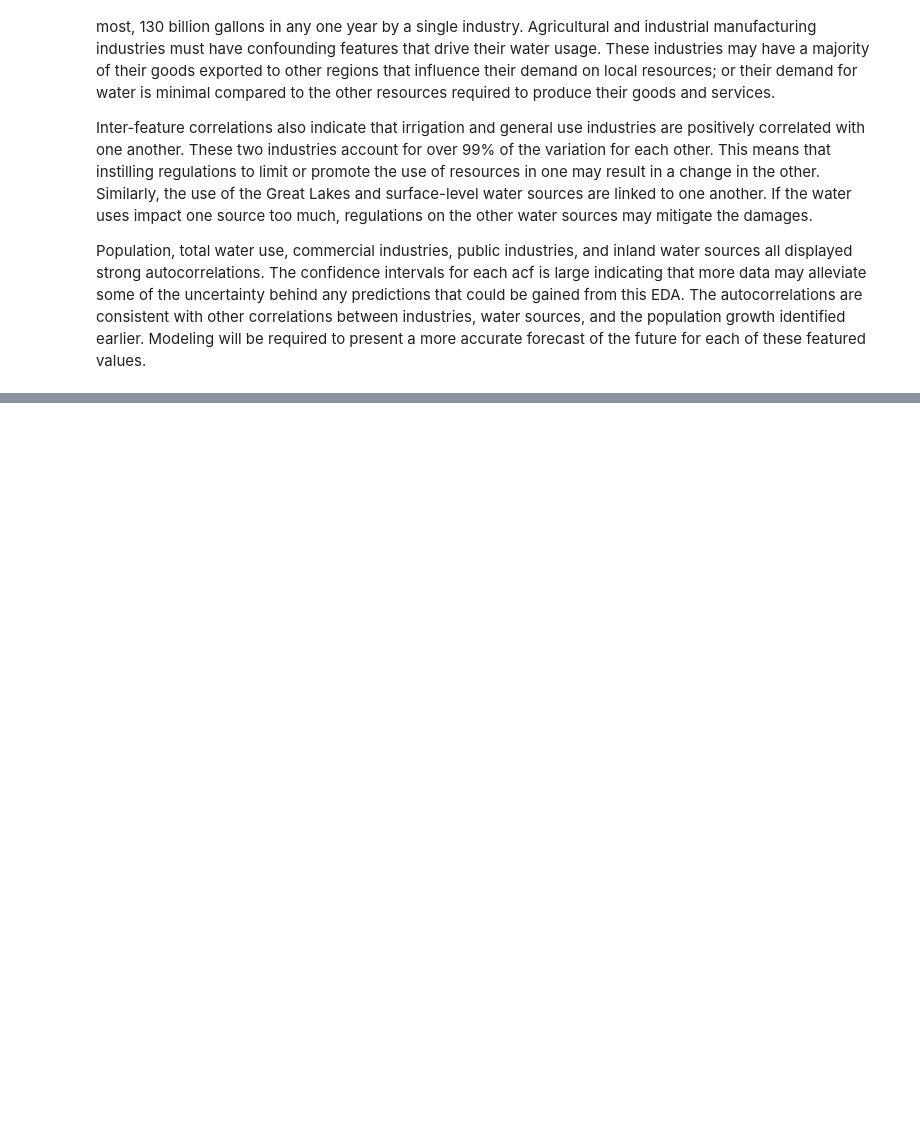
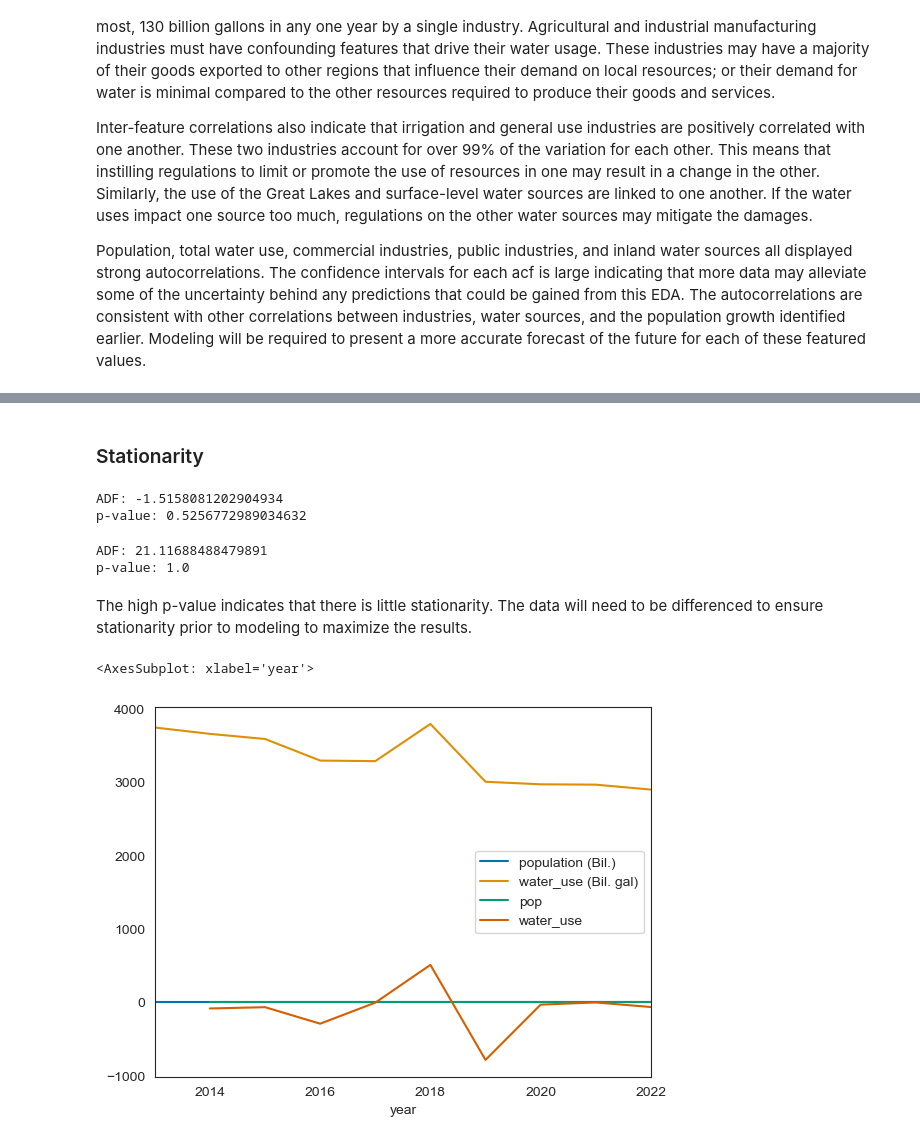
Before and after one commit to jpjavier23/michigan_water_use, a Jupyter notebook: michigan_water_use.ipynb, the cells around one changed output, grey strips where cells are left out. Cells and saved outputs as stored; diff of their text form; code cells hidden in the pictures; blank space fills up the shorter version.

```diff
--- a/michigan_water_use.ipynb
+++ b/michigan_water_use.ipynb
@@ -1064,0 +1105,3 @@ Population, total water use, commercial industries, public industries, and inlan
+# %%
+data = df.groupby(['year']).agg({'population (Bil.)': 'mean', 'water_use (Bil. gal)': 'sum'})
+data
@@ -1064,0 +1125,26 @@ Population, total water use, commercial industries, public industries, and inlan
+# %% [markdown]
+### Stationarity
+# %%
+adf_test = adfuller(data['water_use (Bil. gal)'])
+print(f'ADF: {adf_test[0]}')
+print(f'p-value: {adf_test[1]}')
+# %% [output]
+ADF: -1.5158081202904934
+p-value: 0.5256772989034632
+# %%
+adf_test = adfuller(data['population (Bil.)'])
+print(f'ADF: {adf_test[0]}')
+print(f'p-value: {adf_test[1]}')
+# %% [output]
+ADF: 21.11688488479891
+p-value: 1.0
+# %% [markdown]
+The high p-value indicates that there is little stationarity. The data will need to be differenced to ensure stationarity prior to modeling to maximize the results.
+# %%
+data['pop'] = data['population (Bil.)'].diff()
+data['water_use'] = data['water_use (Bil. gal)'].diff()
+d = data.drop(columns = ['population (Bil.)', 'water_use (Bil. gal)']).dropna()
+data.plot()
+# %% [output]
+<AxesSubplot: xlabel='year'>
+[figure, added]
```
Also changed, not shown: parts of 20 cells of this notebook.
